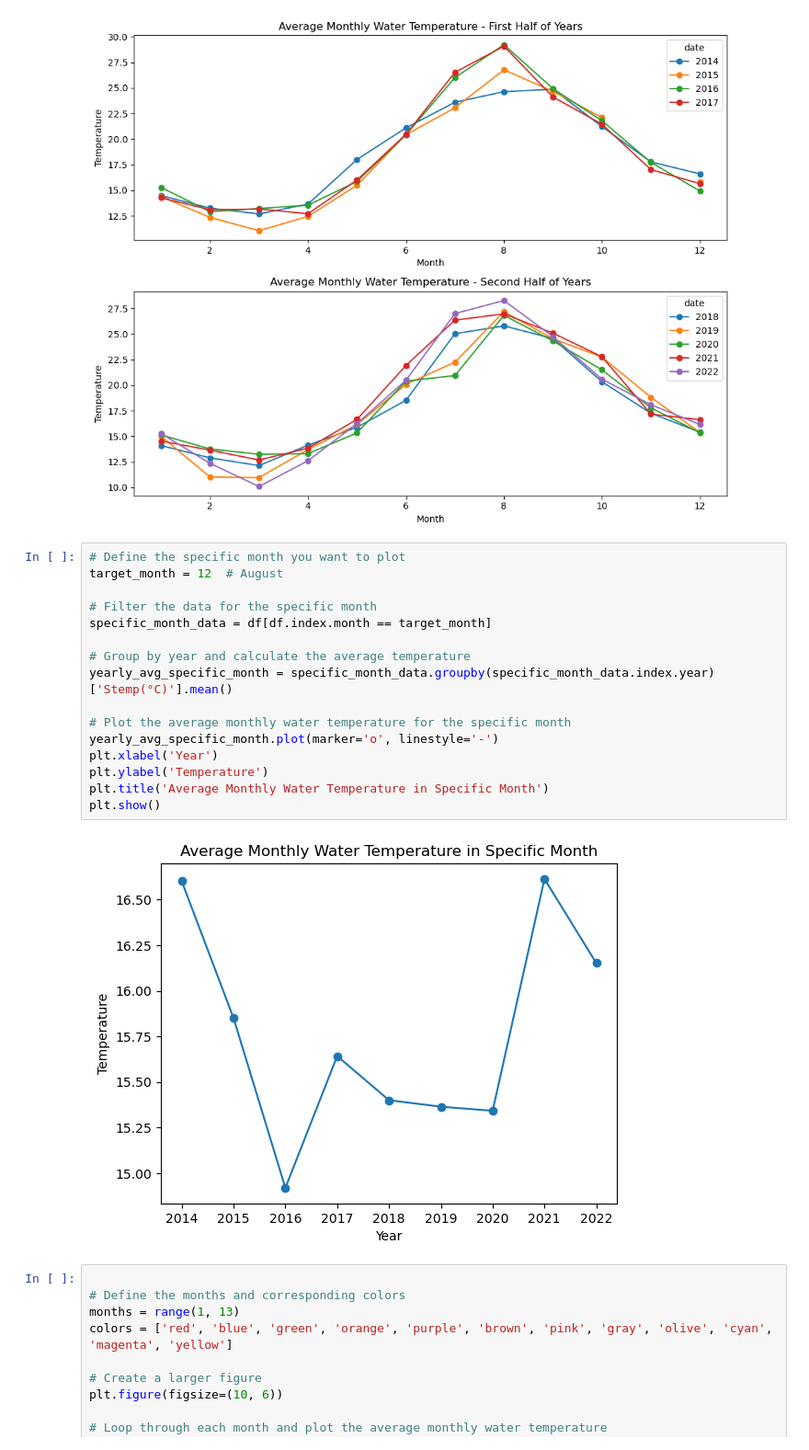
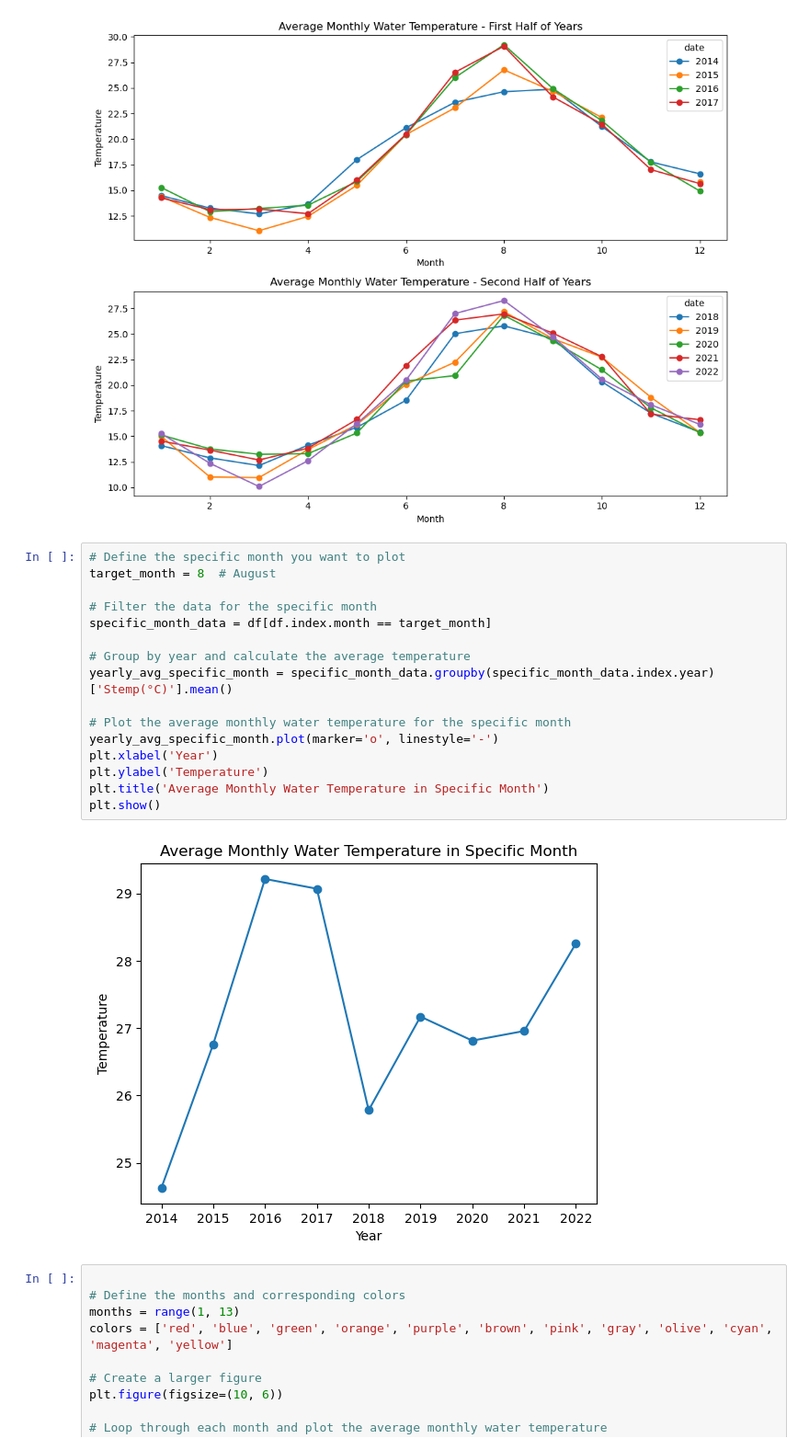
Before and after one commit to eshehh/K1109_Py_Class_Lab, a Jupyter notebook: testpyt/0523_추자도.ipynb, the cells around one changed output. Shown at 92% size. Saved outputs shown, nothing was run; the diff lists cells and outputs as text.

```diff
--- a/testpyt/0523_추자도.ipynb
+++ b/testpyt/0523_추자도.ipynb
@@ -156,22 +156,22 @@ plt.show()
 [figure]
 # %%
 # Define the specific month you want to plot
-target_month = 12  # August
+target_month = 8  # August
 
 # Filter the data for the specific month
 specific_month_data = df[df.index.month == target_month]
 
 # Group by year and calculate the average temperature
 yearly_avg_specific_month = specific_month_data.groupby(specific_month_data.index.year)['Stemp(°C)'].mean()
 
 # Plot the average monthly water temperature for the specific month
 yearly_avg_specific_month.plot(marker='o', linestyle='-')
 plt.xlabel('Year')
 plt.ylabel('Temperature')
 plt.title('Average Monthly Water Temperature in Specific Month')
 plt.show()
 # %% [output]
-[figure, old version]
+[figure, new version]
 # %%
 
 # Define the months and corresponding colors
```
Also changed, not shown: parts of 2 cells of this notebook, 12 other files.
